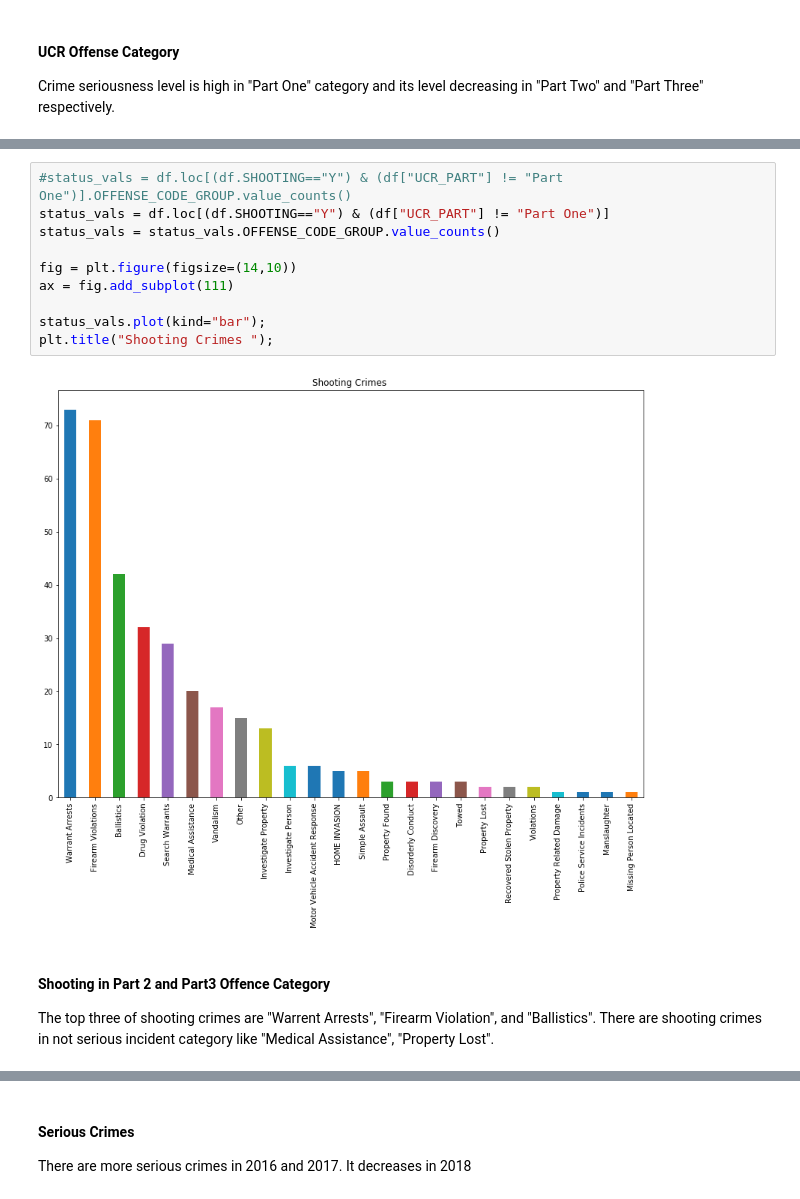
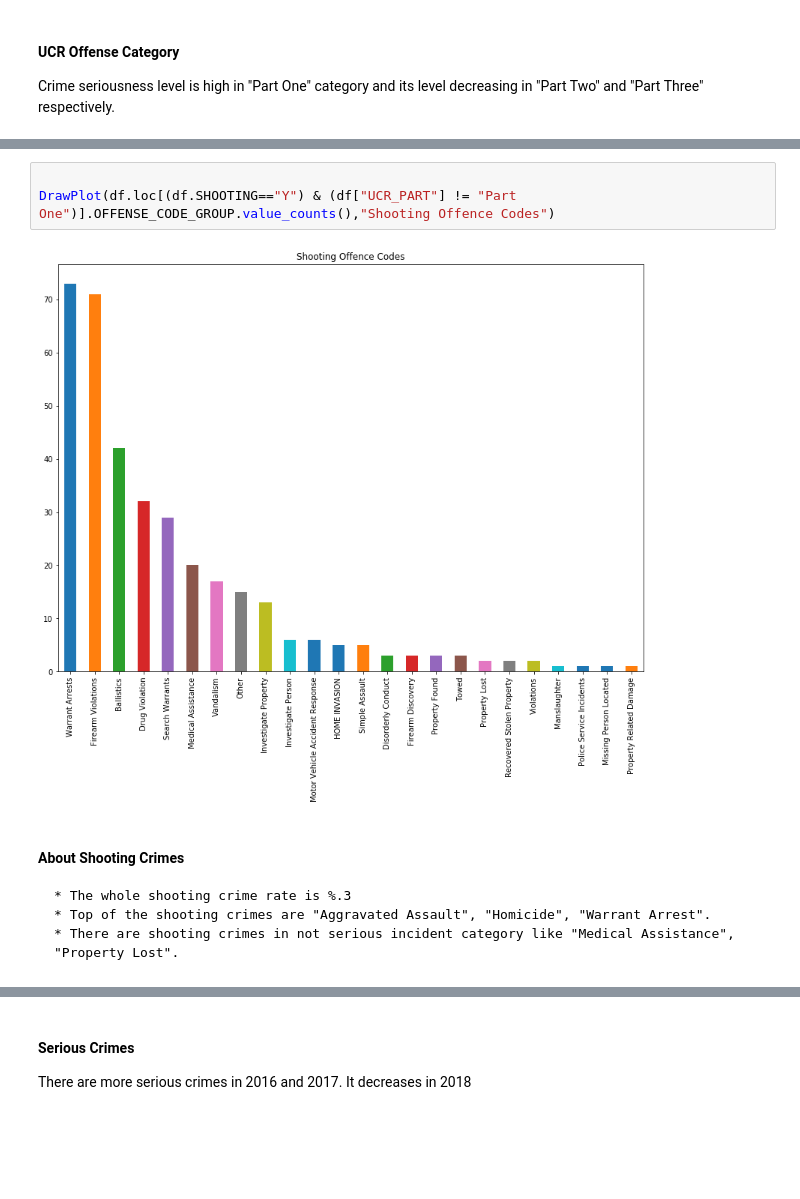
Before and after one commit to uaytek/BostonCrimeAnalysis, a Jupyter notebook: Crimes in Boston.ipynb, the cells around one changed output, grey strips where cells are left out. Saved outputs shown, nothing was run; the diff lists cells and outputs as text; blank space fills up the shorter version.

```diff
--- a/Crimes in Boston.ipynb
+++ b/Crimes in Boston.ipynb
@@ -172,17 +188,13 @@ plt.title("Serious Crime List");
 # %% [output]
 [figure]
-# %%
-#status_vals = df.loc[(df.SHOOTING=="Y") & (df["UCR_PART"] != "Part One")].OFFENSE_CODE_GROUP.value_counts()
-status_vals = df.loc[(df.SHOOTING=="Y") & (df["UCR_PART"] != "Part One")]
-status_vals = status_vals.OFFENSE_CODE_GROUP.value_counts()
-
-fig = plt.figure(figsize=(14,10))
-ax = fig.add_subplot(111)
-
-status_vals.plot(kind="bar");
-plt.title("Shooting Crimes ");
-# %% [output]
-[figure, removed]
+# %%
+
+DrawPlot(df.loc[(df.SHOOTING=="Y") & (df["UCR_PART"] != "Part One")].OFFENSE_CODE_GROUP.value_counts(),"Shooting Offence Codes")
+# %% [output]
+[figure, added]
 # %% [markdown]
-#### Shooting in Part 2 and Part3 Offence Category
-The top three of shooting crimes are "Warrent Arrests", "Firearm Violation", and "Ballistics". There are shooting crimes in not serious incident category like "Medical Assistance", "Property Lost".
+#### About Shooting Crimes
+
+    * The whole shooting crime rate is %.3
+    * Top of the shooting crimes are "Aggravated Assault", "Homicide", "Warrant Arrest".
+    * There are shooting crimes in not serious incident category like "Medical Assistance", "Property Lost".
```
Also changed, not shown: parts of 24 cells of this notebook.
